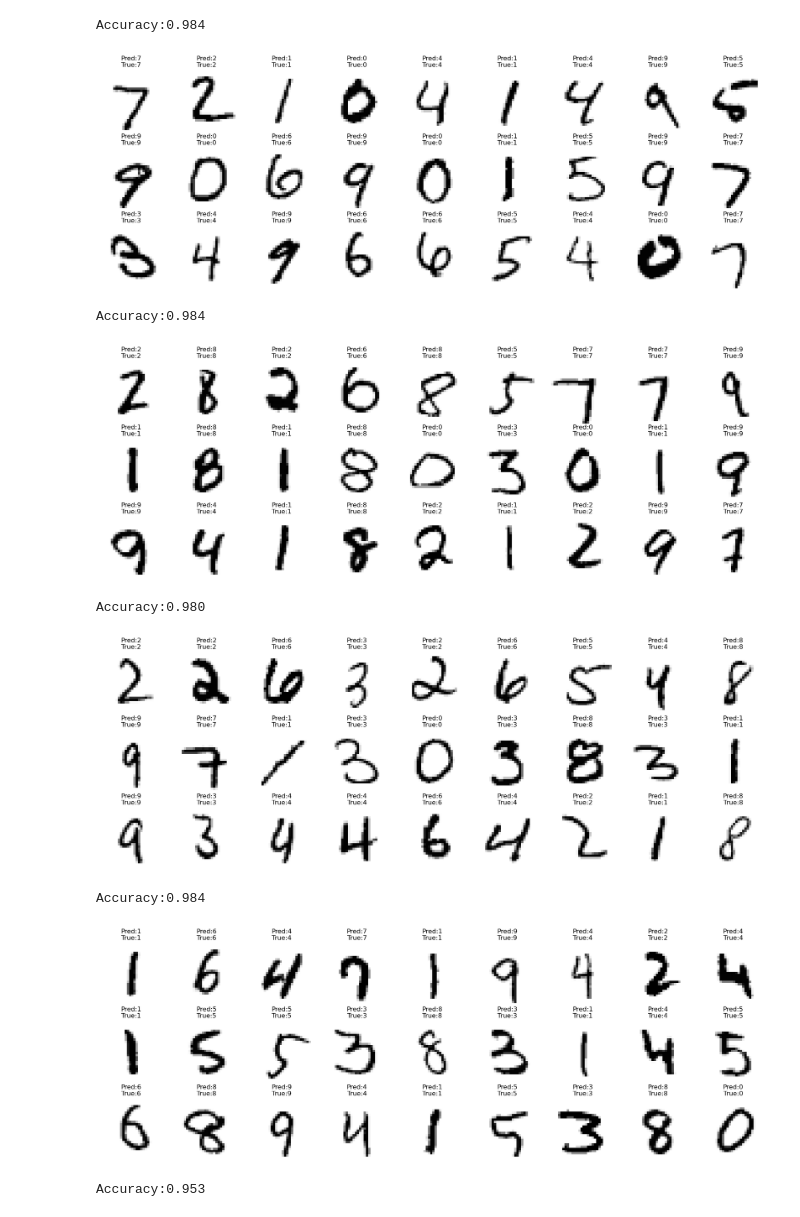
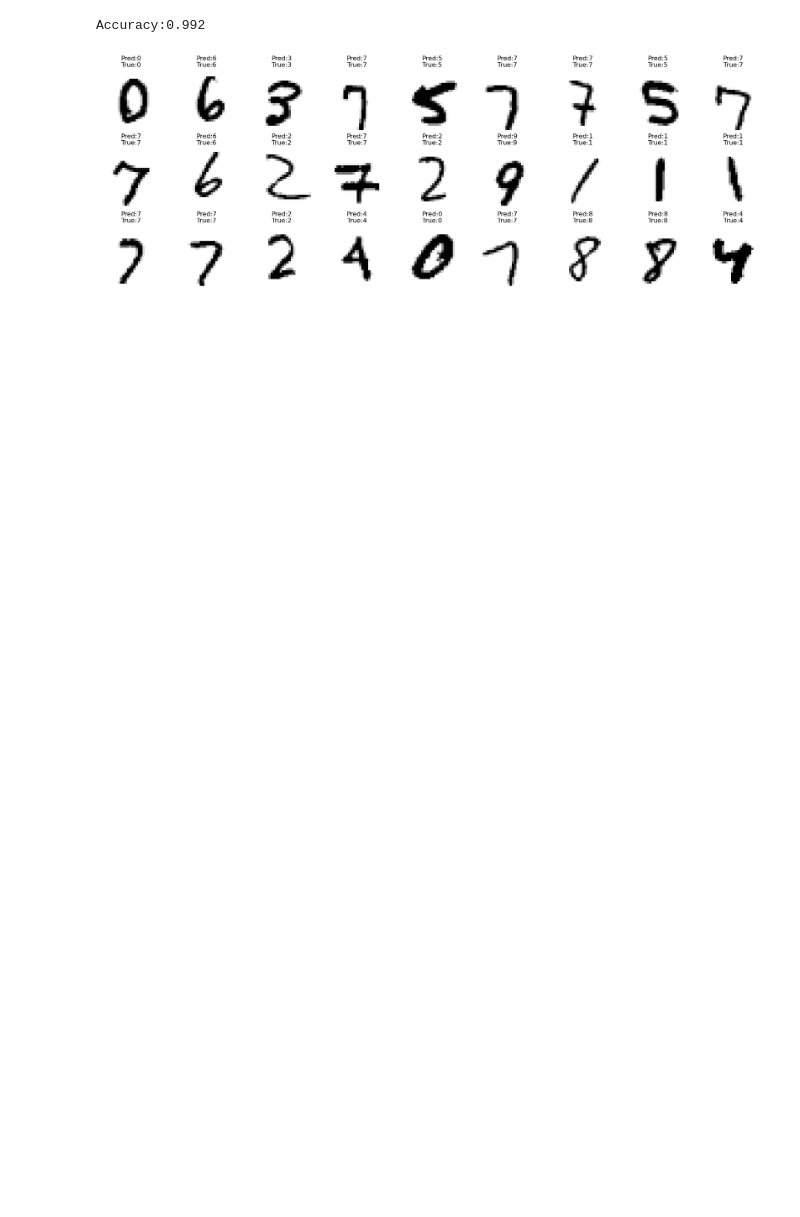
Before and after one commit to Gancenty/Machine_Learning, a Jupyter notebook: softmax_mnist.ipynb, the cells around one changed output. Saved outputs shown, nothing was run; the diff lists cells and outputs as text; code cells hidden in the pictures; blank space fills up the shorter version.

Commit message:
softmax_mnist can be stored to the disk

```diff
--- a/softmax_mnist.ipynb
+++ b/softmax_mnist.ipynb
@@ -84,7 +99,7 @@ for epoch in range(n_epoch):
         img = img.flatten(1)
         y_hat = torch.matmul(img,w)+b
         y_hat = softmax(y_hat)
-        loss = cross_entropy(y_hat,label)
+        loss = cross_entropy(y_hat,label) + l2_penalty(w,0.001)
         optimizer.zero_grad()
         loss.sum().backward()
         optimizer.step()
@@ -102,10 +113,16 @@ Accuracy:0.832
 # %%
-n_epoch = 3
+n_epoch = 200
+check_point_dir = os.path.join(os.getcwd(),'softmax_mnist.pth')
 my_model = model(28*28,10).to(device)
-optimizer = torch.optim.SGD(my_model.parameters(),0.001)
+if os.path.exists(check_point_dir):
+    print("find the check_point, try to load to the module.")
+    my_model.load_state_dict(torch.load(check_point_dir,map_location=device))
+optimizer = torch.optim.SGD(my_model.parameters(),0.001,weight_decay=0.001)
 criterion = torch.nn.CrossEntropyLoss(reduction='sum')
 # %%
-for epoch in range(10):
+best_acc = 0
+no_optimize_count = 0
+for epoch in range(n_epoch):
     my_model.train()
     for img,label in train_dataloader:
         img,label = img.to(device),label.to(device)
@@ -116,12 +133,21 @@ for epoch in range(10):
         loss.backward()
         optimizer.step()
     my_model.eval()
-    calcu_acc = []
     for img, label in test_dataloader:
         with torch.no_grad():
             img,label = img.to(device),label.to(device)
             img = img.flatten(1)
             pred = my_model(img)
             pred = pred.softmax(1)
-            accuracy(pred,label)
+            acc = accuracy(pred,label)
+            if(acc > best_acc):
+                torch.save(my_model.state_dict(),'softmax_mnist.pth')
+                print(f'saving current module. current_accuracy:{acc:.3f} last_accuracy:{best_acc:.3f}')
+                best_acc = acc
+                no_optimize_count = 0
+            else:
+                no_optimize_count += 1
             break
+    if(no_optimize_count > 10):
+        print(f"no improving, best accuracy:{best_acc:.3f}")
+        break
@@ -139,13 +154,14 @@ Accuracy:0.984
 # %%
 def pred_img(count): # using manual configuration to build model and predict the answer
     for img,label in train_dataloader:
+        img,label = img.to(device),label.to(device)
         img_flatten = img.flatten(1)
         y_hat = torch.matmul(img_flatten,w)+b
         y_hat = softmax(y_hat)
         accuracy(y_hat,label)
         pred  = y_hat.argmax(1)
         title = ['Pred:' + str(int(i)) + '\nTrue:' + str(int(j)) + ('\nx' if int(i)!=int(j) else '') for i,j in zip(pred,label)]
-        show_img(img,title,3,9,scale=2.5)
+        show_img(img.detach().cpu(),title,3,9,scale=2.5)
         count-=1
         if count == 0:
             return
@@ -153,28 +169,21 @@ def pred_img(count): # using manual configuration to build model and predict the
 pred_img(1)
 # %%
 def pred_img(count): # using pytorch to build model and predict the answer
-    for img,label in test_dataloader:
+    for img,label in train_dataloader:
         my_model.eval()
         img,label = img.to(device),label.to(device)
         img_flatten = img.flatten(1)
         y_hat = my_model(img_flatten)
         y_hat = softmax(y_hat)
         accuracy(y_hat,label)
         pred  = y_hat.argmax(1)
         title = ['Pred:' + str(int(i)) + '\nTrue:' + str(int(j)) + ('\nx' if int(i)!=int(j) else '') for i,j in zip(pred,label)]
         show_img(img.detach().cpu(),title,3,9,scale=2.5)
         count-=1
         if count == 0:
             return
 
-pred_img(5)
+pred_img(1)
 # %% [output]
-Accuracy:0.984
+Accuracy:0.992
-[figure, old version]
+[figure, new version]
-Accuracy:0.984
-[figure, removed]
-Accuracy:0.980
-[figure, removed]
-Accuracy:0.984
-[figure, removed]
-Accuracy:0.953
```
Also changed, not shown: parts of 6 cells of this notebook, 2 other files.
